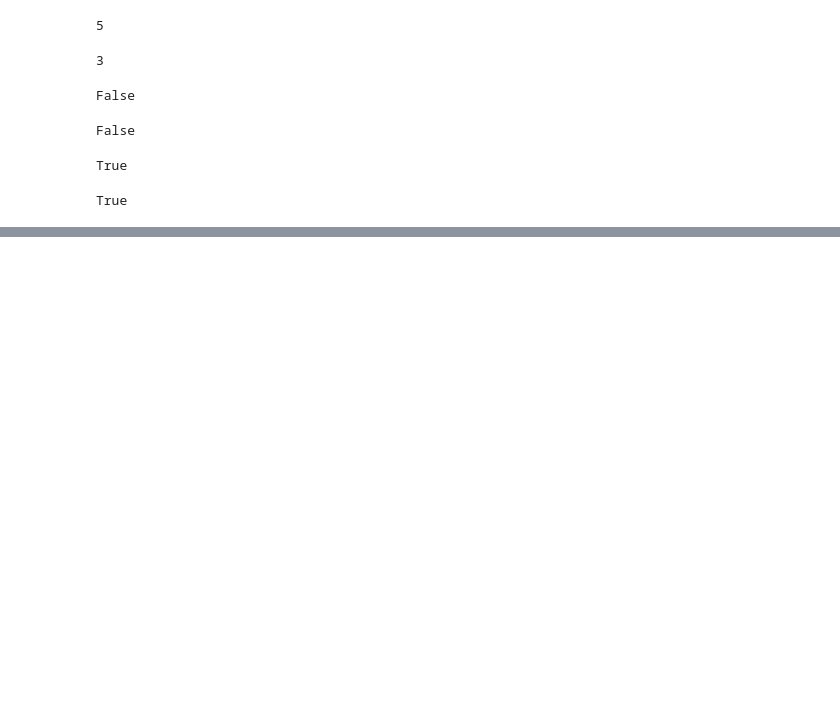
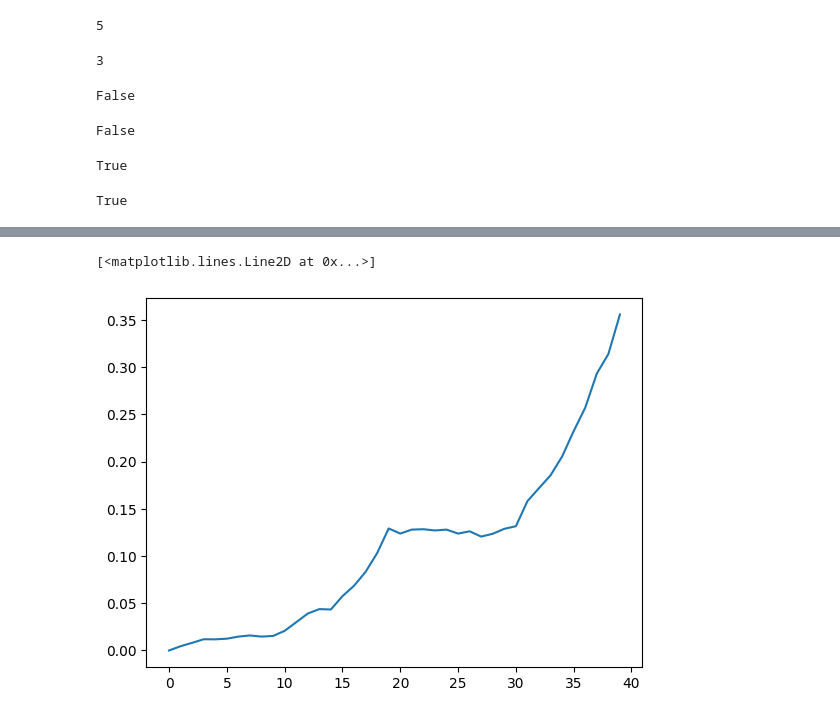
Before and after one commit to fbrusch/fintech_2025, a Jupyter notebook: Solitaire.ipynb, the cells around one changed output, grey strips where cells are left out. Saved outputs shown, nothing was run; the diff lists cells and outputs as text; code cells hidden in the pictures; blank space fills up the shorter version.

```diff
--- a/Solitaire.ipynb
+++ b/Solitaire.ipynb
@@ -280,0 +304,5 @@ sum([round() for _ in range(100000)])/100000
+# %%
+plt.plot(_117)
+# %% [output]
+[<matplotlib.lines.Line2D at 0x...>]
+[figure, added]
```
Also changed, not shown: parts of 6 cells of this notebook.
